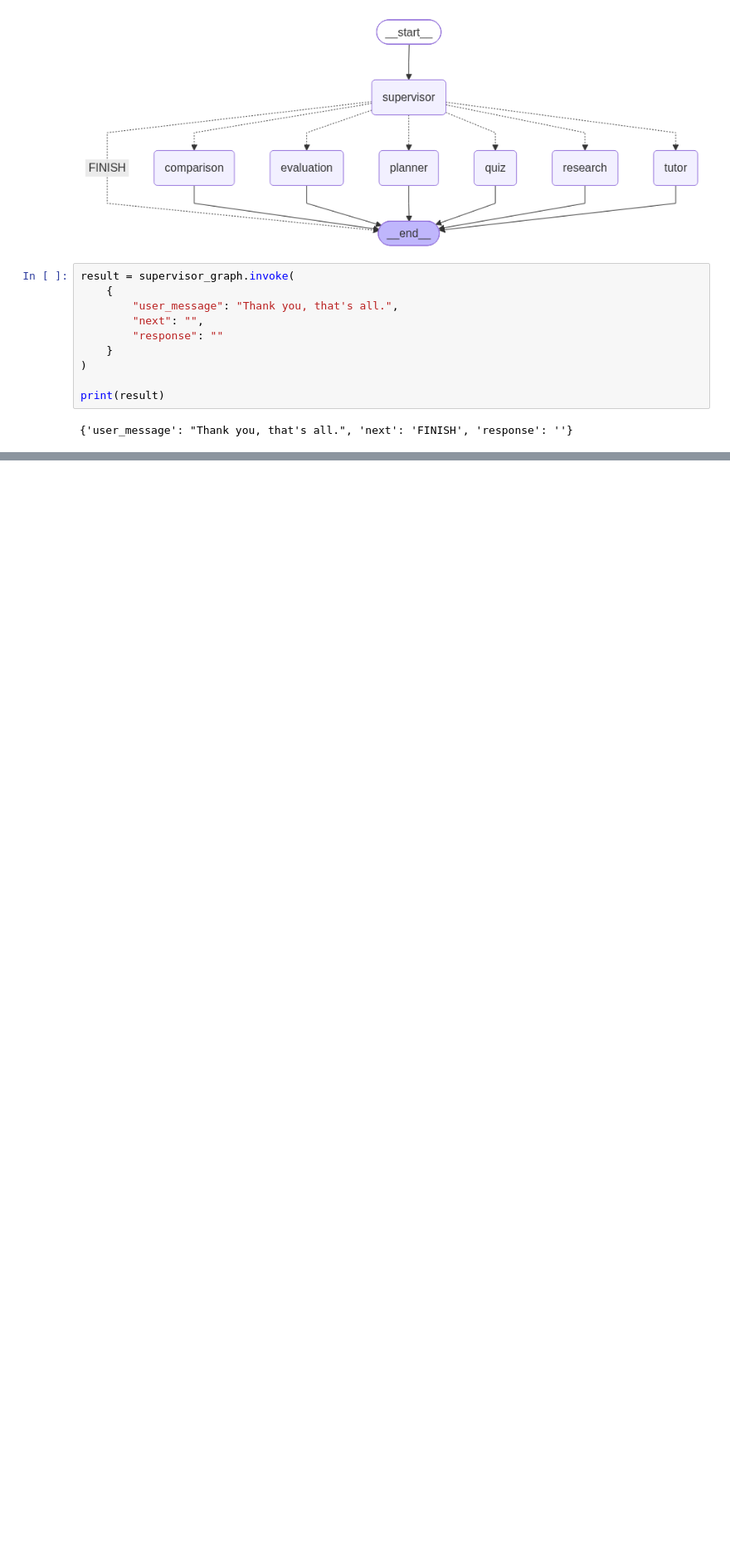
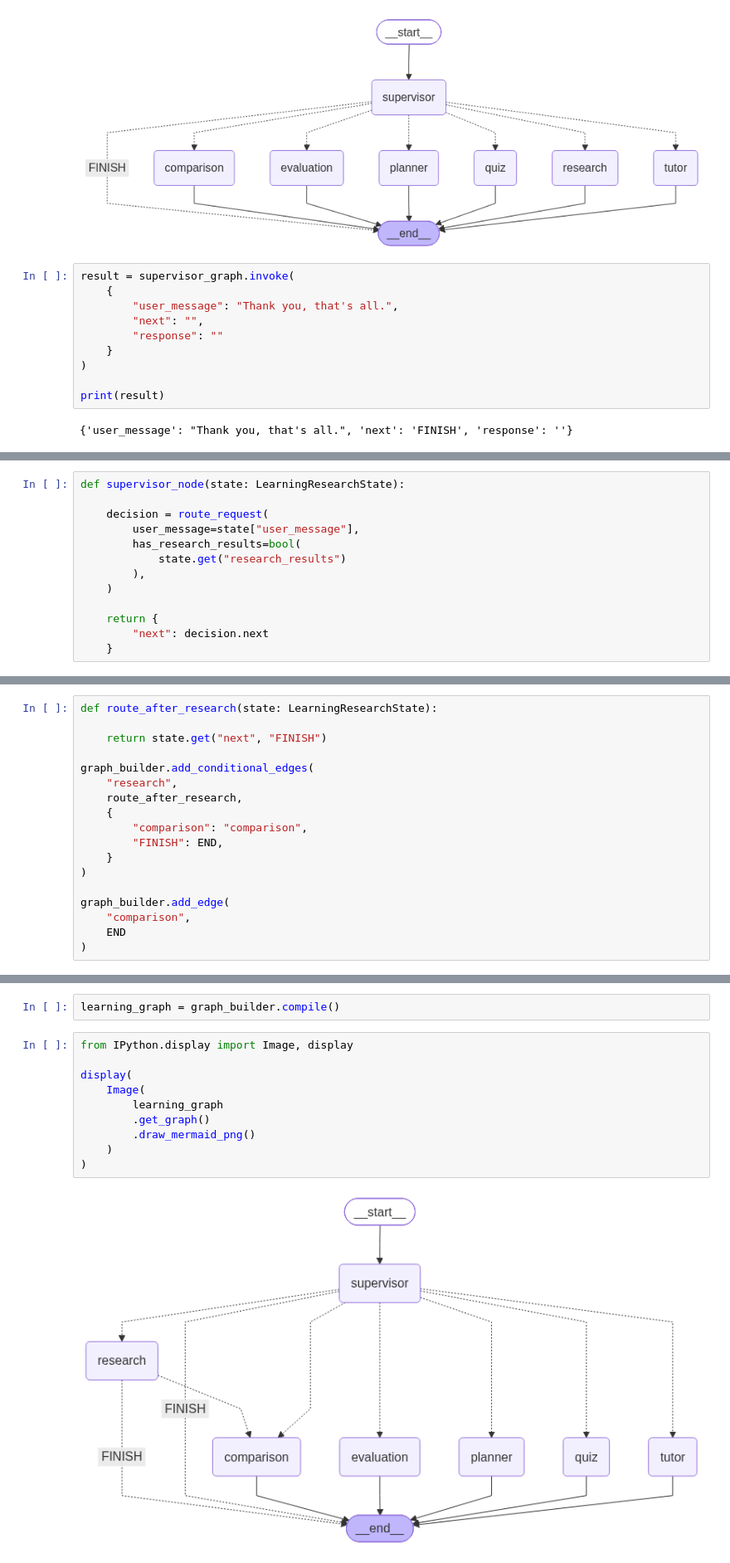
Before and after one commit to imenchbili03082004-cmd/Personal-Learning-Research-Agent, a Jupyter notebook: notebooks/04_langgraph.ipynb, the cells around one changed output, grey strips where cells are left out. Shown at 83% size. Cells and saved outputs as stored; diff of their text form; blank space fills up the shorter version.

Commit message:
feat: integrate real agents with shared LangGraph state

```diff
--- a/notebooks/04_langgraph.ipynb
+++ b/notebooks/04_langgraph.ipynb
@@ -372,0 +1570,13 @@ print(result)
+# %%
+def supervisor_node(state: LearningResearchState):
+
+    decision = route_request(
+        user_message=state["user_message"],
+        has_research_results=bool(
+            state.get("research_results")
+        ),
+    )
+
+    return {
+        "next": decision.next
+    }
@@ -372,0 +1660,18 @@ print(result)
+# %%
+def route_after_research(state: LearningResearchState):
+
+    return state.get("next", "FINISH")
+
+graph_builder.add_conditional_edges(
+    "research",
+    route_after_research,
+    {
+        "comparison": "comparison",
+        "FINISH": END,
+    }
+)
+
+graph_builder.add_edge(
+    "comparison",
+    END
+)
@@ -372,0 +1680,14 @@ print(result)
+# %%
+learning_graph = graph_builder.compile()
+# %%
+from IPython.display import Image, display
+
+display(
+    Image(
+        learning_graph
+        .get_graph()
+        .draw_mermaid_png()
+    )
+)
+# %% [output]
+[figure, added]
```
Also changed, not shown: parts of 34 cells of this notebook.
